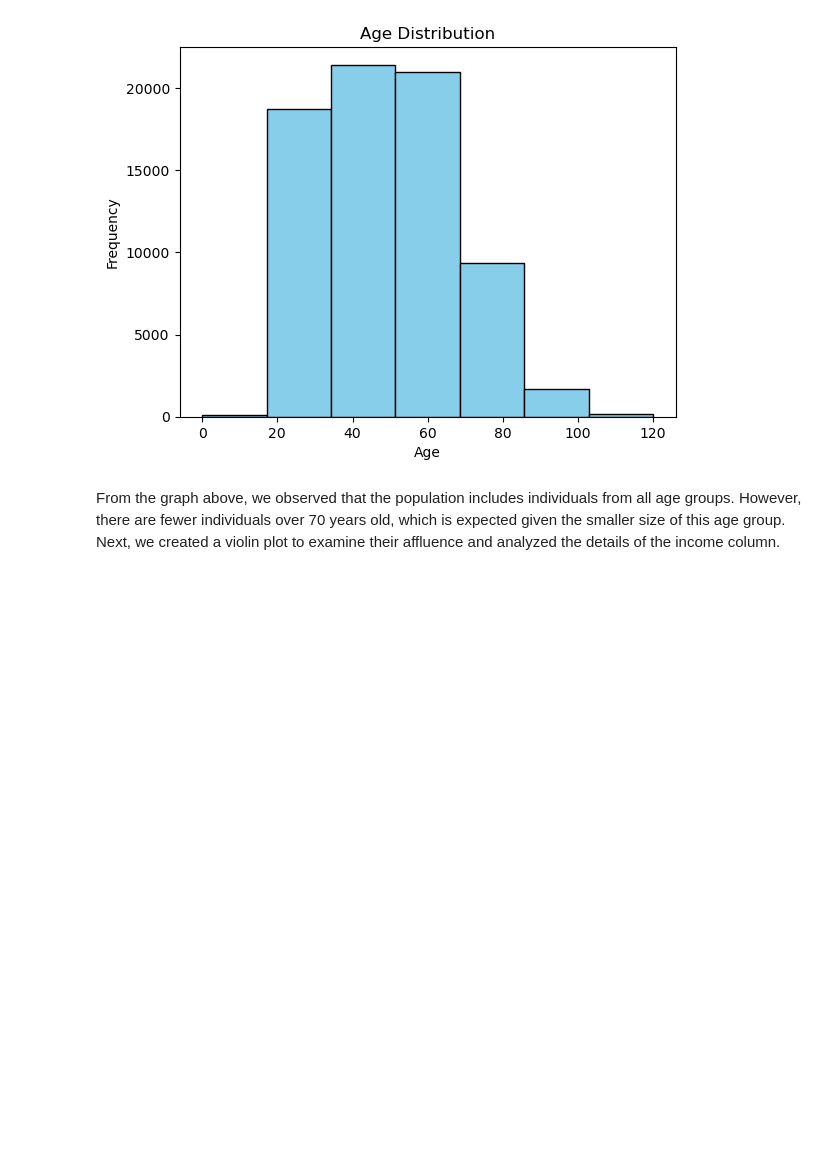
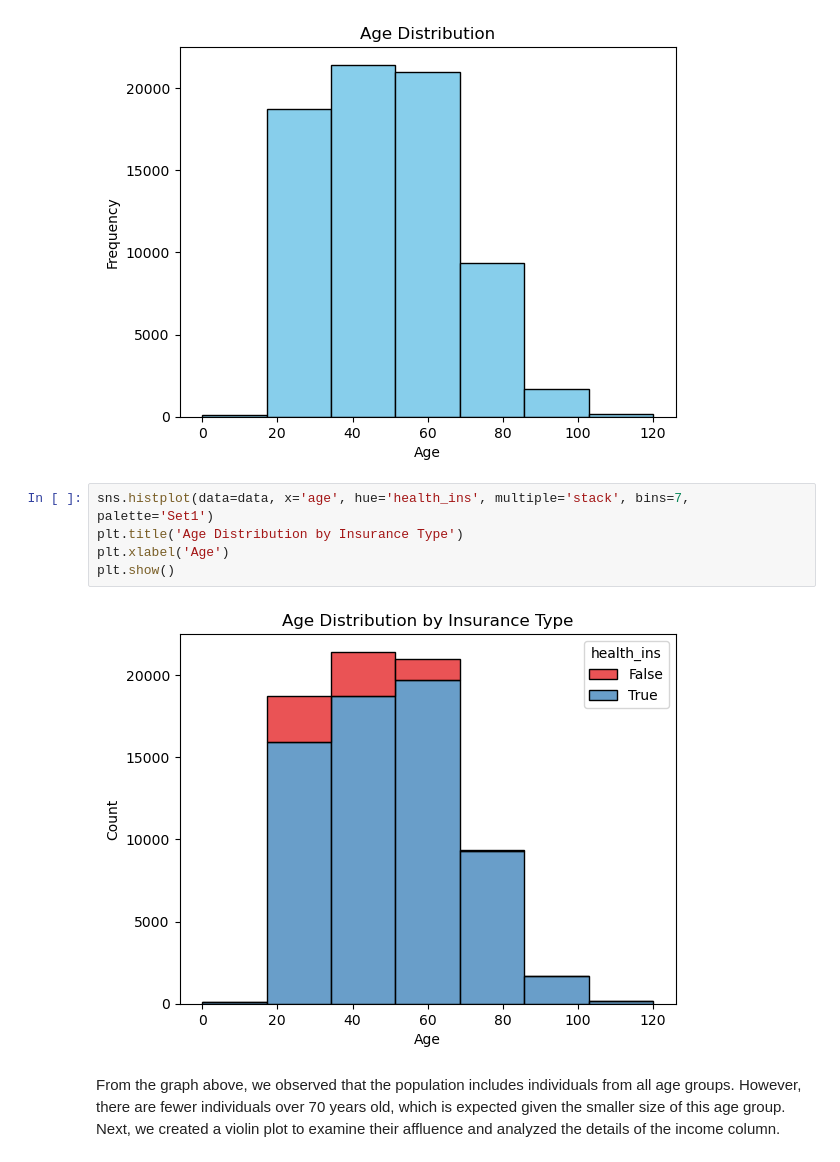
Before and after one commit to joaopecomonteiro/trabalho_ids, a Jupyter notebook: processing.ipynb, the cells around one changed output. Cells and saved outputs as stored; diff of their text form; blank space fills up the shorter version.

```diff
--- a/processing.ipynb
+++ b/processing.ipynb
@@ -20,6 +20,13 @@ plt.xlabel('Age')
 plt.show()
 # %% [output]
 [figure]
+# %%
+sns.histplot(data=data, x='age', hue='health_ins', multiple='stack', bins=7, palette='Set1')
+plt.title('Age Distribution by Insurance Type')
+plt.xlabel('Age')
+plt.show()
+# %% [output]
+[figure, added]
 # %% [markdown]
 From the graph above, we observed that the population includes individuals from all age groups. However, there are fewer individuals over 70 years old, which is expected given the smaller size of this age group. Next, we created a violin plot to examine their affluence and analyzed the details of the income column.
 # %%
```
Also changed, not shown: parts of 11 cells of this notebook, 1 other file.
